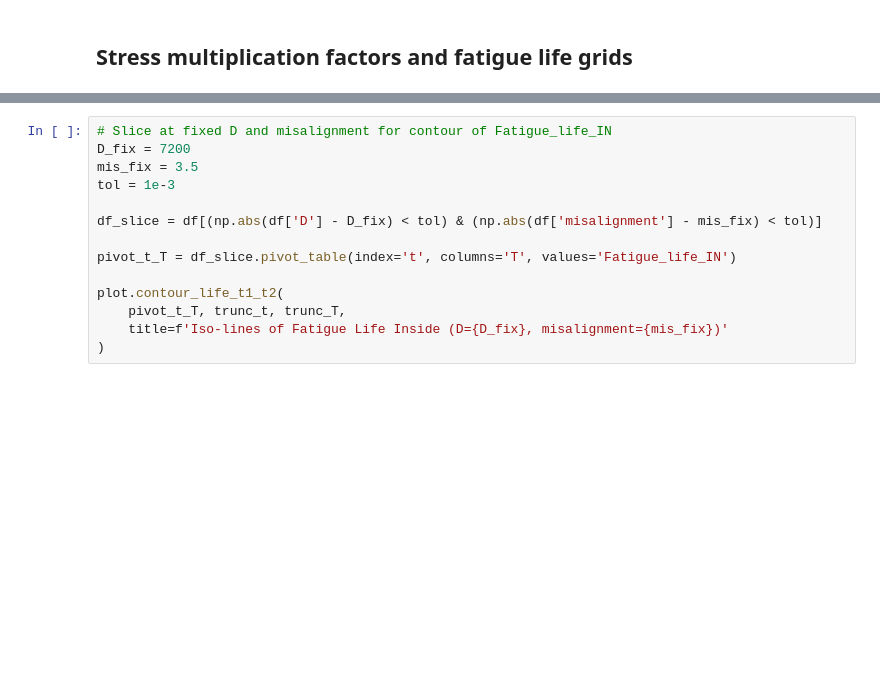
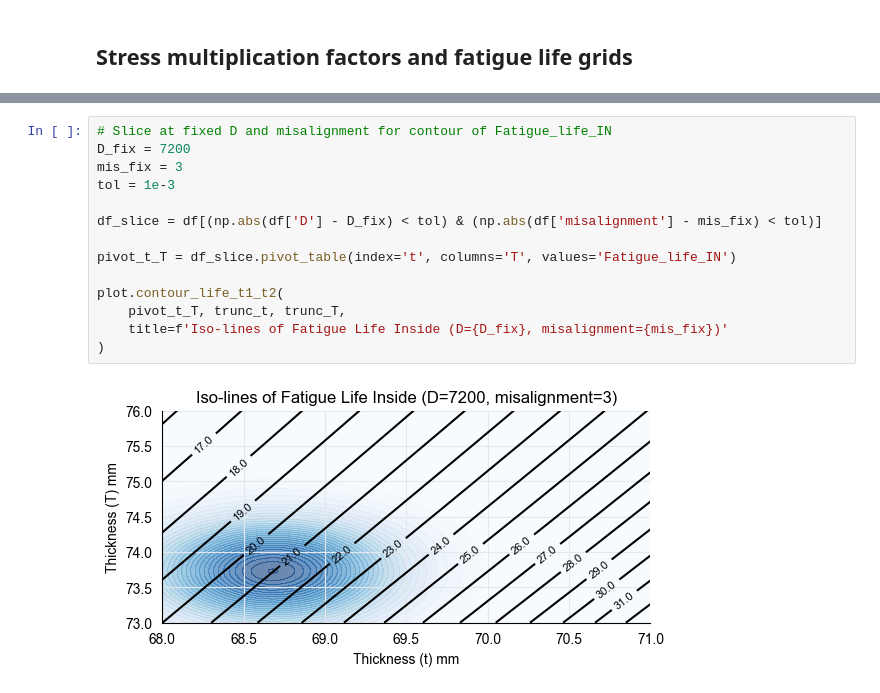
Before and after one commit to OWI-Lab/torque2026-ahmed-mujtaba-et-al, a Jupyter notebook: notebooks/1.0.torque-2026.ipynb, the cells around one changed output, grey strips where cells are left out. Cells and saved outputs as stored; diff of their text form; blank space fills up the shorter version.

```diff
--- a/notebooks/1.0.torque-2026.ipynb
+++ b/notebooks/1.0.torque-2026.ipynb
@@ -187,17 +228,19 @@ display(df)
 # %%
 # Slice at fixed D and misalignment for contour of Fatigue_life_IN
 D_fix = 7200
-mis_fix = 3.5
+mis_fix = 3
 tol = 1e-3
 
 df_slice = df[(np.abs(df['D'] - D_fix) < tol) & (np.abs(df['misalignment'] - mis_fix) < tol)]
 
 pivot_t_T = df_slice.pivot_table(index='t', columns='T', values='Fatigue_life_IN')
 
 plot.contour_life_t1_t2(
     pivot_t_T, trunc_t, trunc_T,
     title=f'Iso-lines of Fatigue Life Inside (D={D_fix}, misalignment={mis_fix})'
 )
+# %% [output]
+[figure, added]
 # %%
 # Slice at fixed t and T for contour of Fatigue_life_IN
 t_fix = 68
```
Also changed, not shown: parts of 11 cells of this notebook.
